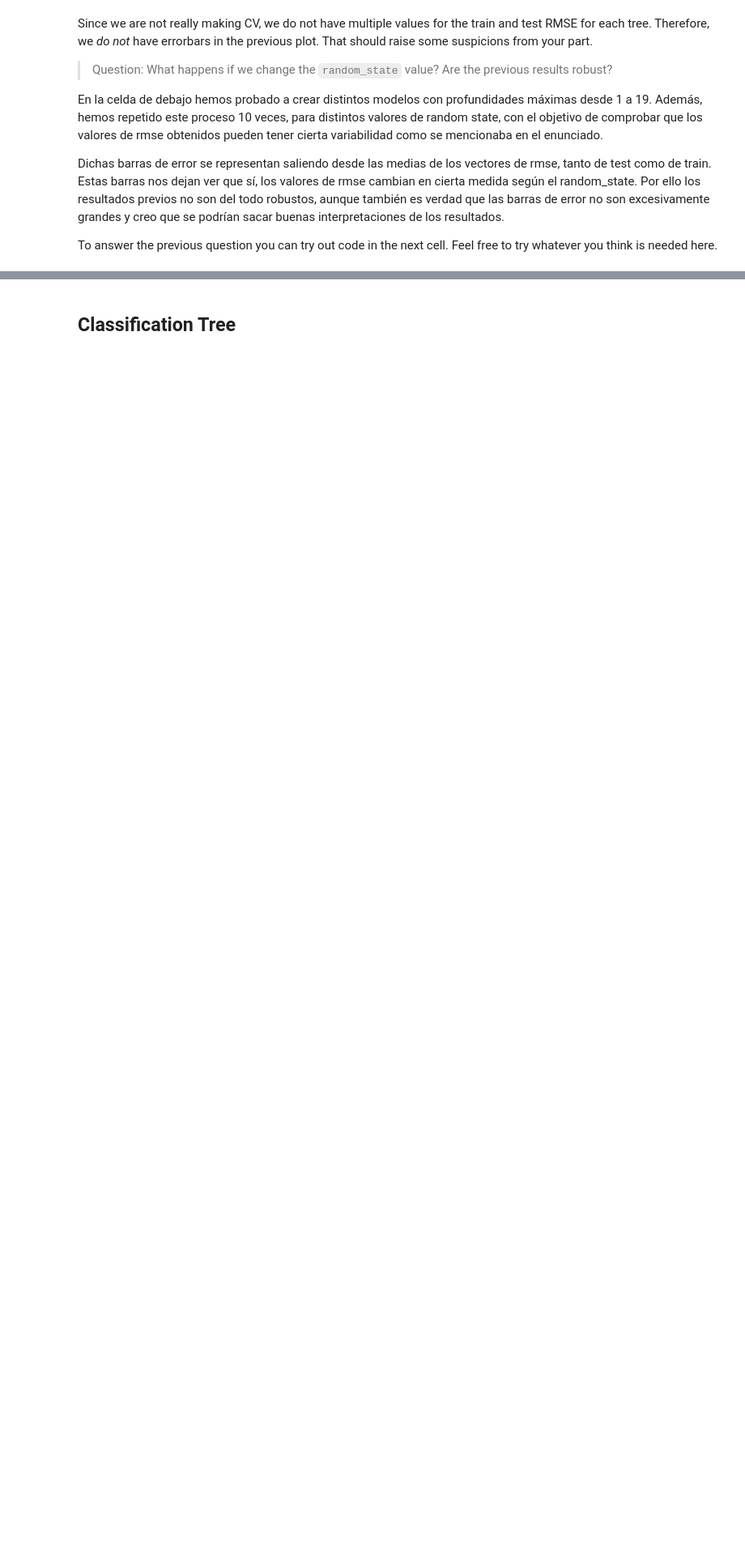
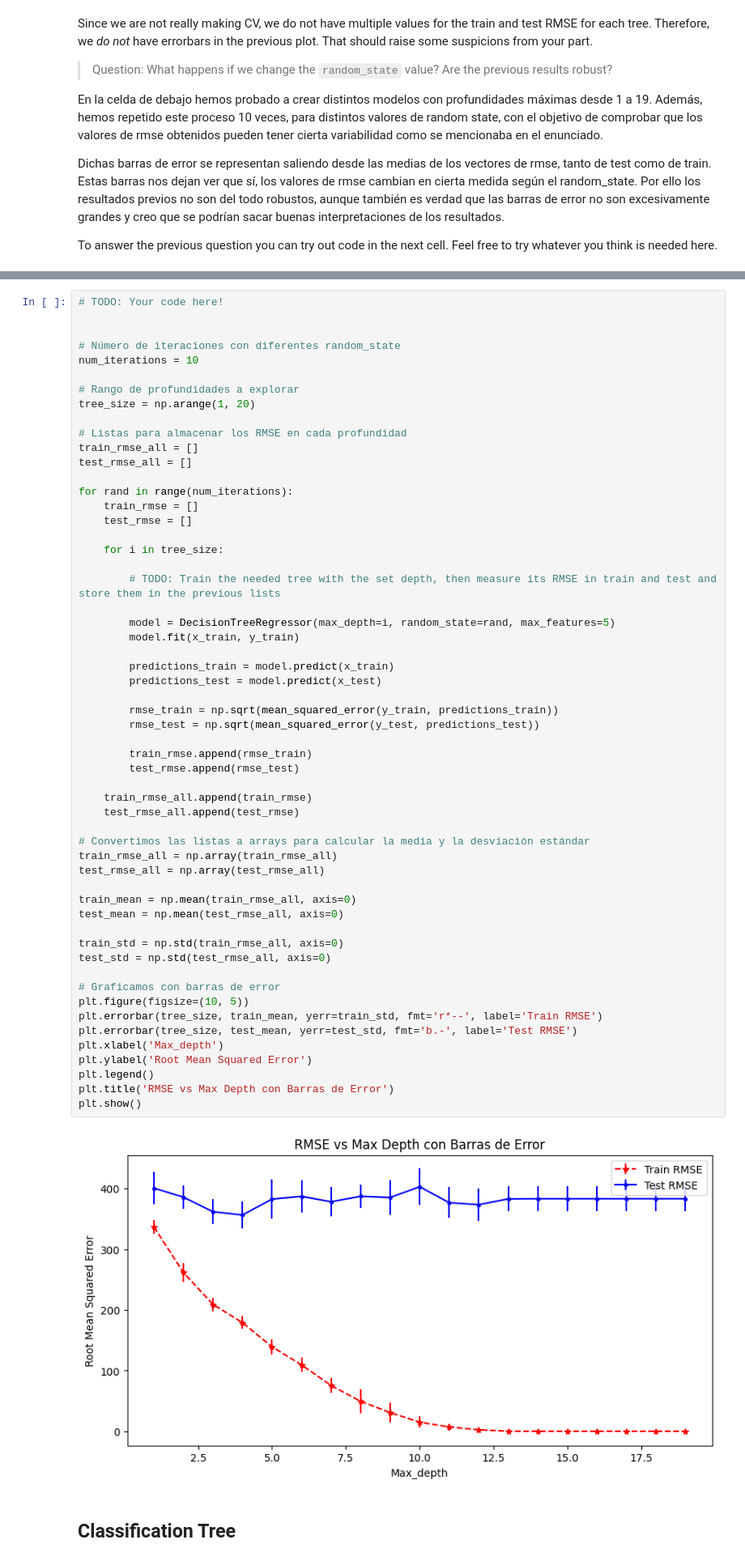
Before and after one commit to ICAI-IMAT-ML/p2-8-202304626, a Jupyter notebook: notebook/Lab2_8_Trees.ipynb, the cells around one changed output, grey strips where cells are left out. Shown at 81% size. Drawn from its saved outputs; the diff is of its cells as text; blank space fills up the shorter version.

```diff
--- a/notebook/Lab2_8_Trees.ipynb
+++ b/notebook/Lab2_8_Trees.ipynb
@@ -376,3 +380,61 @@ In order to get more acquainted with the results, check out what happens if you
+# %%
+# TODO: Your code here!
+
+
+# Número de iteraciones con diferentes random_state
+num_iterations = 10
+
+# Rango de profundidades a explorar
+tree_size = np.arange(1, 20)
+
+# Listas para almacenar los RMSE en cada profundidad
+train_rmse_all = []
+test_rmse_all = []
+
+for rand in range(num_iterations):
+    train_rmse = []
+    test_rmse = []
+
+    for i in tree_size:
+
+        # TODO: Train the needed tree with the set depth, then measure its RMSE in train and test and store them in the previous lists
+
+        model = DecisionTreeRegressor(max_depth=i, random_state=rand, max_features=5)
+        model.fit(x_train, y_train)
+
+        predictions_train = model.predict(x_train)
+        predictions_test = model.predict(x_test)
+
+        rmse_train = np.sqrt(mean_squared_error(y_train, predictions_train))
+        rmse_test = np.sqrt(mean_squared_error(y_test, predictions_test))
+
+        train_rmse.append(rmse_train)
+        test_rmse.append(rmse_test)
+
+    train_rmse_all.append(train_rmse)
+    test_rmse_all.append(test_rmse)
+
+# Convertimos las listas a arrays para calcular la media y la desviación estándar
+train_rmse_all = np.array(train_rmse_all)
+test_rmse_all = np.array(test_rmse_all)
+
+train_mean = np.mean(train_rmse_all, axis=0)
+test_mean = np.mean(test_rmse_all, axis=0)
+
+train_std = np.std(train_rmse_all, axis=0)
+test_std = np.std(test_rmse_all, axis=0)
+
+# Graficamos con barras de error
+plt.figure(figsize=(10, 5))
+plt.errorbar(tree_size, train_mean, yerr=train_std, fmt='r*--', label='Train RMSE')
+plt.errorbar(tree_size, test_mean, yerr=test_std, fmt='b.-', label='Test RMSE')
+plt.xlabel('Max_depth')
+plt.ylabel('Root Mean Squared Error')
+plt.legend()
+plt.title('RMSE vs Max Depth con Barras de Error')
+plt.show()
+# %% [output]
+[figure, added]
 # %% [markdown]
 ## Classification Tree
 # %% [markdown]
```
Also changed, not shown: parts of 27 cells of this notebook.
